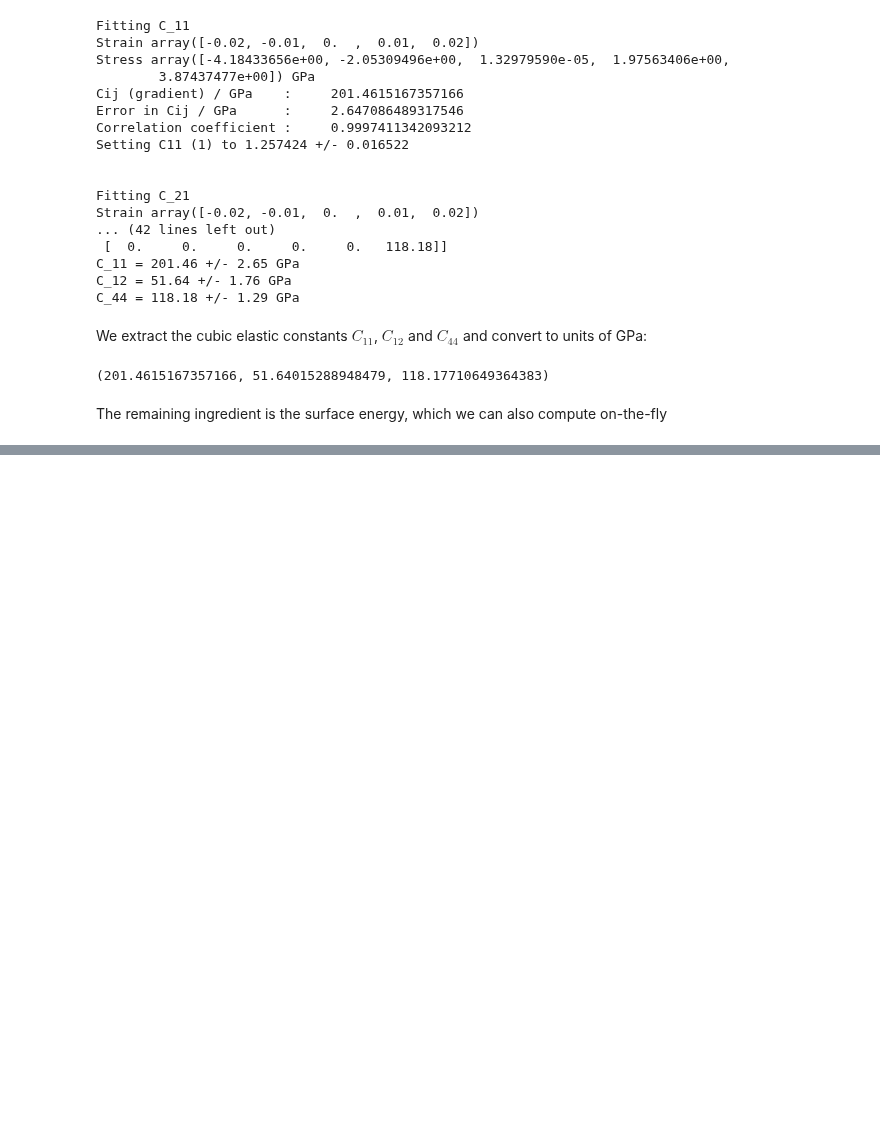
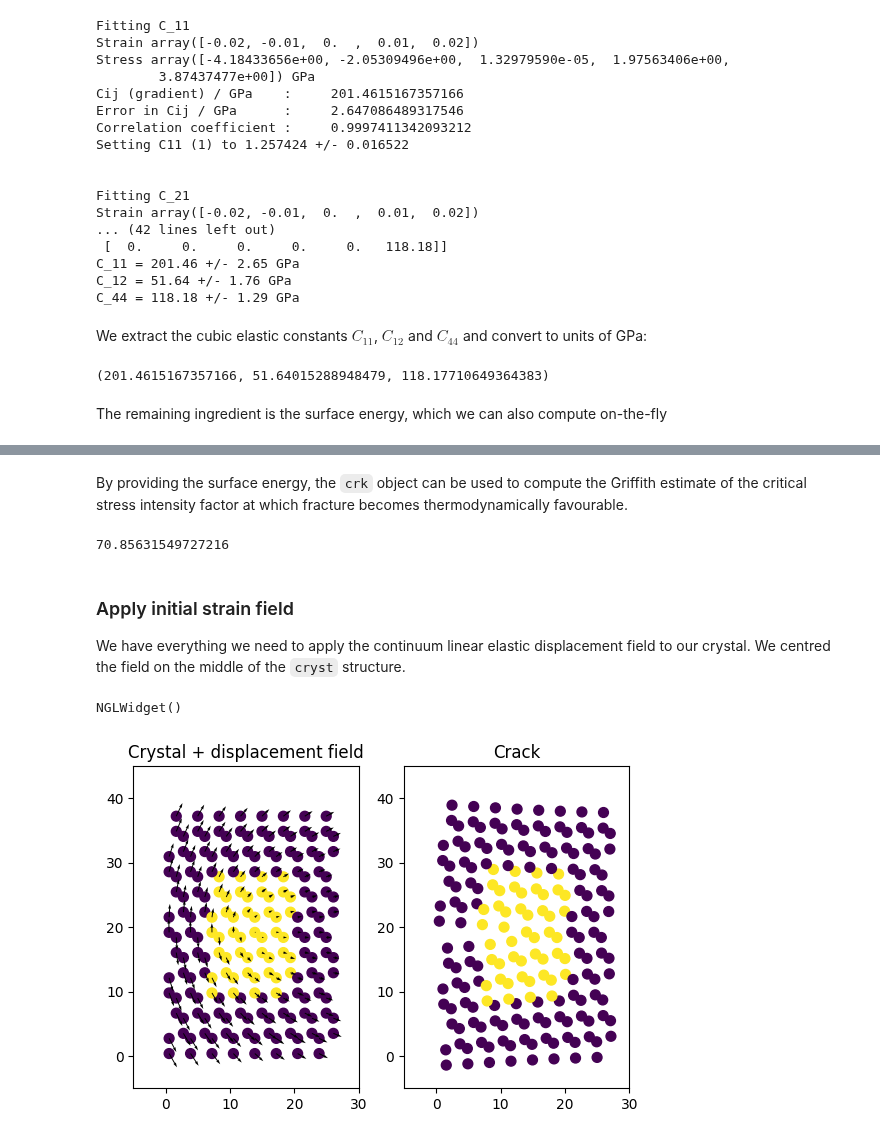
Before and after one commit to libAtoms/matscipy, a Jupyter notebook: docs/applications/quasi_static_crack.ipynb, the cells around one changed output, grey strips where cells are left out. Drawn from its saved outputs; the diff is of its cells as text; code cells hidden in the pictures; blank space fills up the shorter version.

Commit message:
WIP on fracture tutorial

```diff
--- a/docs/applications/quasi_static_crack.ipynb
+++ b/docs/applications/quasi_static_crack.ipynb
@@ -18,7 +22,7 @@ from matscipy.calculators.manybody import Manybody
 # %% [markdown]
 We first setup a manybody calculator using the "inadvertendly modified Stillinger Weber" (IMSW) parameters, in which the strength of the 3-body potential was (initially accidentally) doubled. This is useful for us here as it gives a brittle fracture response.
 # %%
-calc = Manybody(**StillingerWeber(Holland_Marder_PRL_80_746_Si)a)
+calc = Manybody(**StillingerWeber(Holland_Marder_PRL_80_746_Si))
 # %% [markdown]
 ### Bulk and Elastic properties
 
@@ -171,0 +182,55 @@ tip_x0, tip_y0, tip_z0 = r0
+# %% [markdown]
+By providing the surface energy, the `crk` object can be used to compute the Griffith estimate of the critical stress intensity factor at which fracture becomes thermodynamically favourable.
+# %%
+k1g = crk.k1g(surface_energy)
+k1g
+# %% [output]
+70.85631549727216
+# %% [markdown]
+### Apply initial strain field
+
+We have everything we need to apply the continuum linear elastic displacement field to our crystal. We centred the field on the middle of the `cryst` structure.
+# %%
+tip_x = cryst.cell.diagonal()[0]/2
+tip_y = cryst.cell.diagonal()[1]/2
+
+crack = cryst.copy()
+crack.set_pbc([False, False, True])
+
+k1 = 1.0
+
+ux, uy = crk.displacements(cryst.positions[:,0], cryst.positions[:,1],
+                            tip_x, tip_y, k1*k1g)
+crack.positions[:, 0] += ux
+crack.positions[:, 1] += uy
+
+# Center notched configuration in simulation cell and ensure enough vacuum.
+oldr = crack[0].position.copy()
+crack.center(vacuum=vacuum, axis=0)
+crack.center(vacuum=vacuum, axis=1)
+tip_x += crack[0].x - oldr[0]
+tip_y += crack[0].y - oldr[1]
+
+show_ase(crack)
+# %% [output]
+NGLWidget()
+# %%
+import matplotlib.pyplot as plt
+
+fig, (ax1, ax2) = plt.subplots(1, 2)
+ax1.scatter(cryst.positions[:,0], cryst.positions[:,1], s=50, c=cryst.arrays['groups'])
+ax1.quiver(cryst.positions[:,0], cryst.positions[:,1], ux, uy)
+ax2.scatter(cryst.positions[:,0] + ux, cryst.positions[:,1] + uy, s=50, c=cryst.arrays['groups'])
+
+ax1.set_title('Crystal + displacement field')
+ax2.set_title('Crack')
+
+for ax in [ax1, ax2]:
+    ax.set_aspect('equal')
+    # ax.set_xticks([])
+    # ax.set_yticks([])
+    ax.set_xlim(-5, 30)
+    ax.set_ylim(-5, 45)
+    pass
+# %% [output]
+[figure, added]
```
Also changed, not shown: parts of 9 cells of this notebook.
